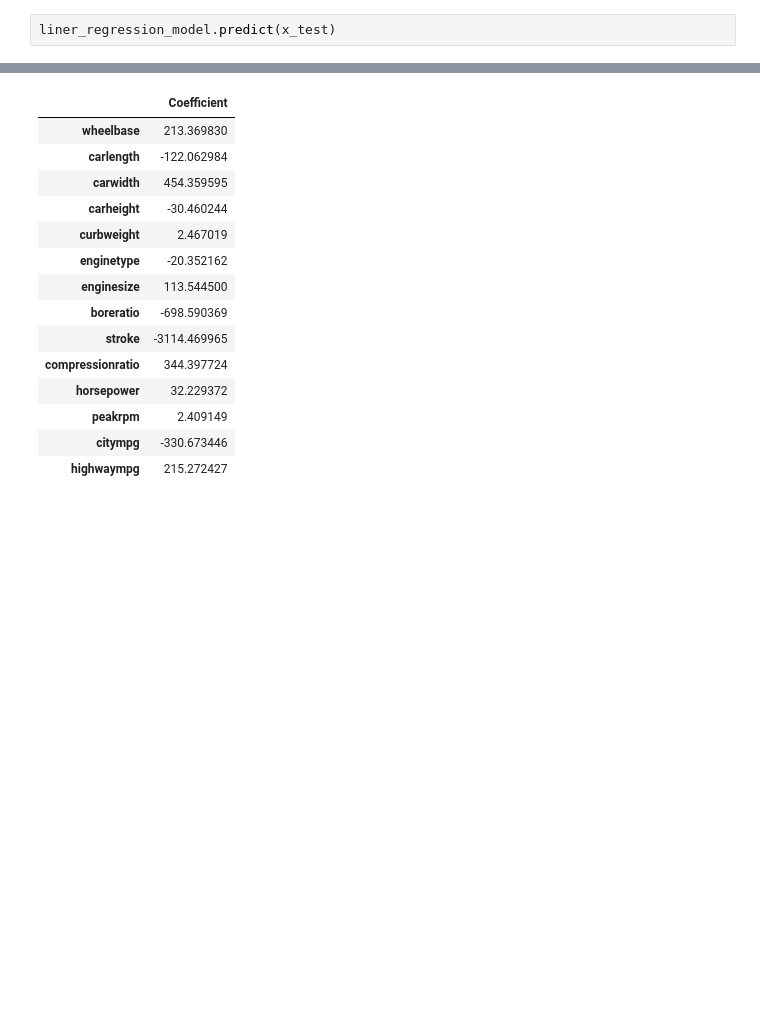
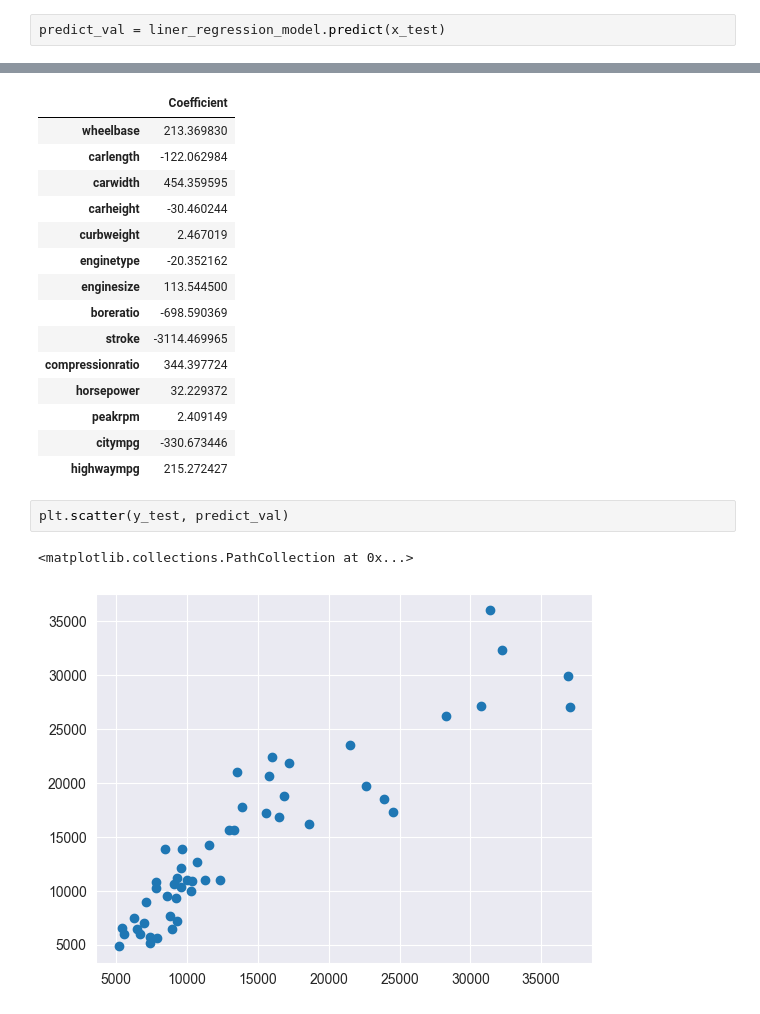
Before and after one commit to binda-nabendu/Prediction-price-using-multiple-linear-regression, a Jupyter notebook: advance_model_for_price_prediction.ipynb, the cells around one changed output, grey strips where cells are left out. Drawn from its saved outputs; the diff is of its cells as text; blank space fills up the shorter version.

```diff
--- a/advance_model_for_price_prediction.ipynb
+++ b/advance_model_for_price_prediction.ipynb
@@ -150,4 +150,4 @@ liner_regression_model.fit(x_train, y_train)
 # %% [output]
 LinearRegression()
 # %%
-liner_regression_model.predict(x_test)
+predict_val = liner_regression_model.predict(x_test)
@@ -210,3 +206,8 @@ pd.DataFrame(liner_regression_model.coef_, x.columns, columns = ['Coefficient'])
 | peakrpm | 2.409149 |
 | citympg | -330.673446 |
 | highwaympg | 215.272427 |
+# %%
+plt.scatter(y_test, predict_val)
+# %% [output]
+<matplotlib.collections.PathCollection at 0x...>
+[figure, added]
```
Also changed, not shown: parts of 8 cells of this notebook.
